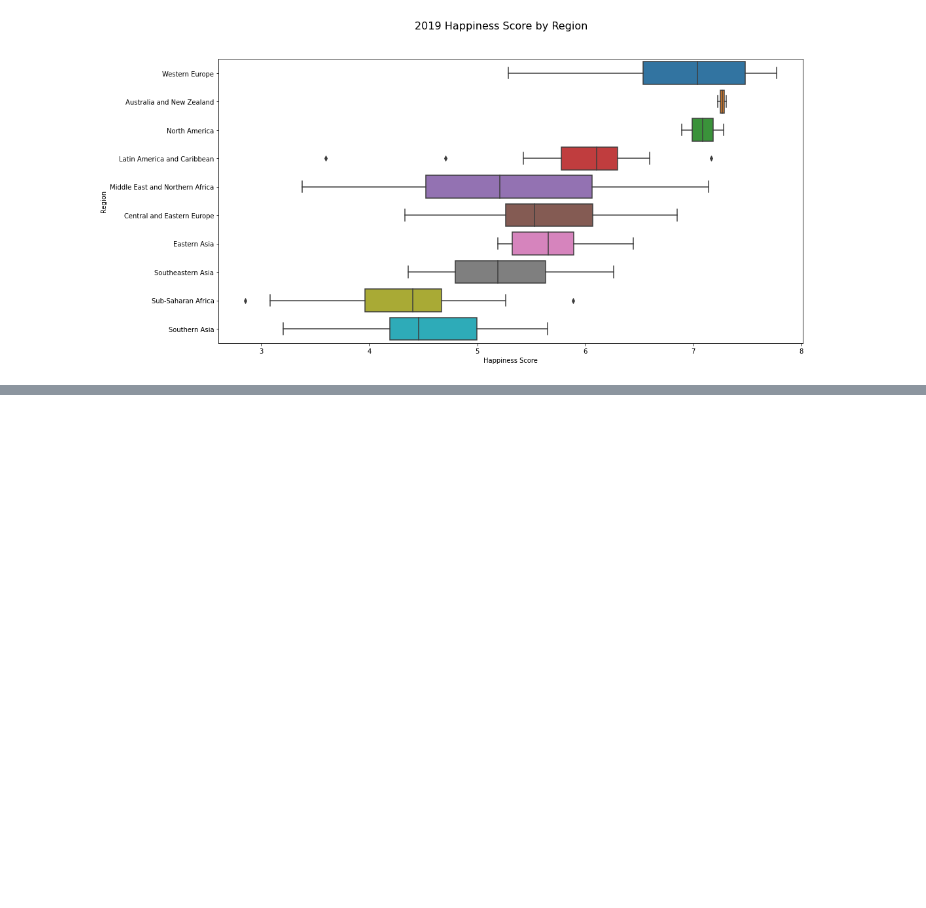
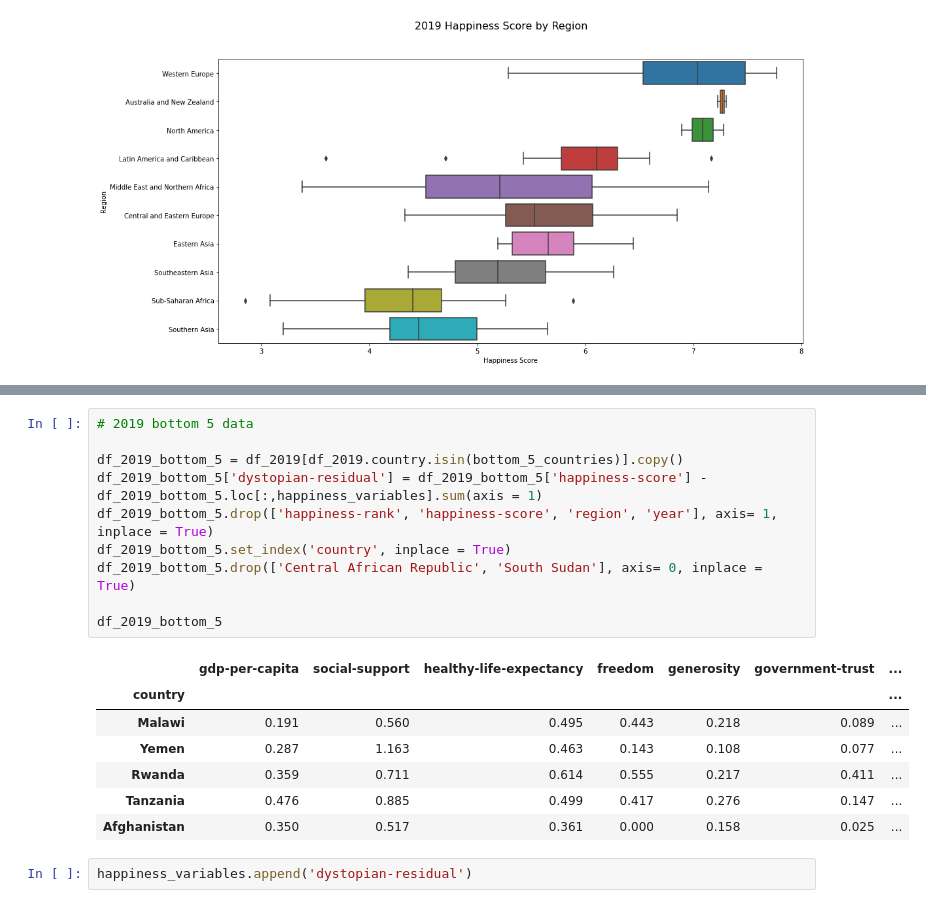
Before and after one commit to aulacson/world-happiness-report, a Jupyter notebook: sample.ipynb, the cells around one changed output, grey strips where cells are left out. Saved outputs shown, nothing was run; the diff lists cells and outputs as text; blank space fills up the shorter version.

```diff
--- a/sample.ipynb
+++ b/sample.ipynb
@@ -151,0 +172,20 @@ plt.show()
+# %%
+# 2019 bottom 5 data
+
+df_2019_bottom_5 = df_2019[df_2019.country.isin(bottom_5_countries)].copy()
+df_2019_bottom_5['dystopian-residual'] = df_2019_bottom_5['happiness-score'] - df_2019_bottom_5.loc[:,happiness_variables].sum(axis = 1)
+df_2019_bottom_5.drop(['happiness-rank', 'happiness-score', 'region', 'year'], axis= 1, inplace = True)
+df_2019_bottom_5.set_index('country', inplace = True)
+df_2019_bottom_5.drop(['Central African Republic', 'South Sudan'], axis= 0, inplace = True)
+
+df_2019_bottom_5
+# %% [output]
+|  | gdp-per-capita | social-support | healthy-life-expectancy | freedom | generosity | government-trust | ... |
+| country |  |  |  |  |  |  | ... |
+| Malawi | 0.191 | 0.560 | 0.495 | 0.443 | 0.218 | 0.089 | ... |
+| Yemen | 0.287 | 1.163 | 0.463 | 0.143 | 0.108 | 0.077 | ... |
+| Rwanda | 0.359 | 0.711 | 0.614 | 0.555 | 0.217 | 0.411 | ... |
+| Tanzania | 0.476 | 0.885 | 0.499 | 0.417 | 0.276 | 0.147 | ... |
+| Afghanistan | 0.350 | 0.517 | 0.361 | 0.000 | 0.158 | 0.025 | ... |
+# %%
+happiness_variables.append('dystopian-residual')
```
Also changed, not shown: parts of 3 cells of this notebook.
